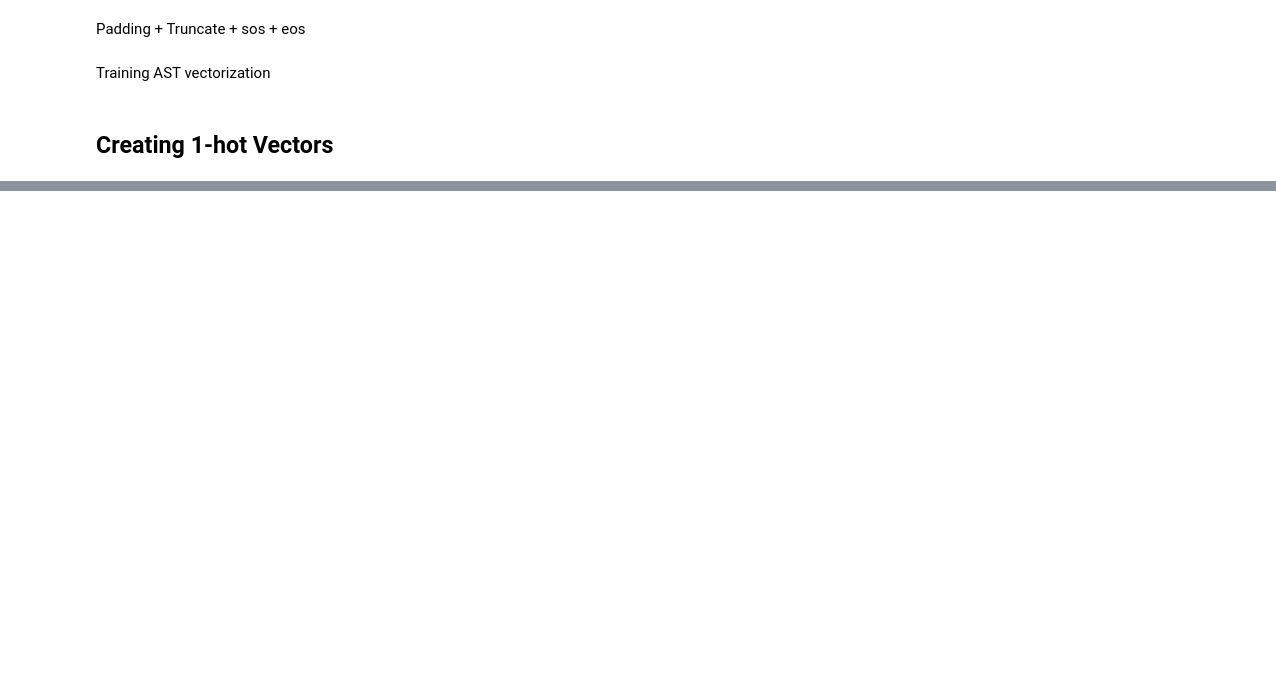
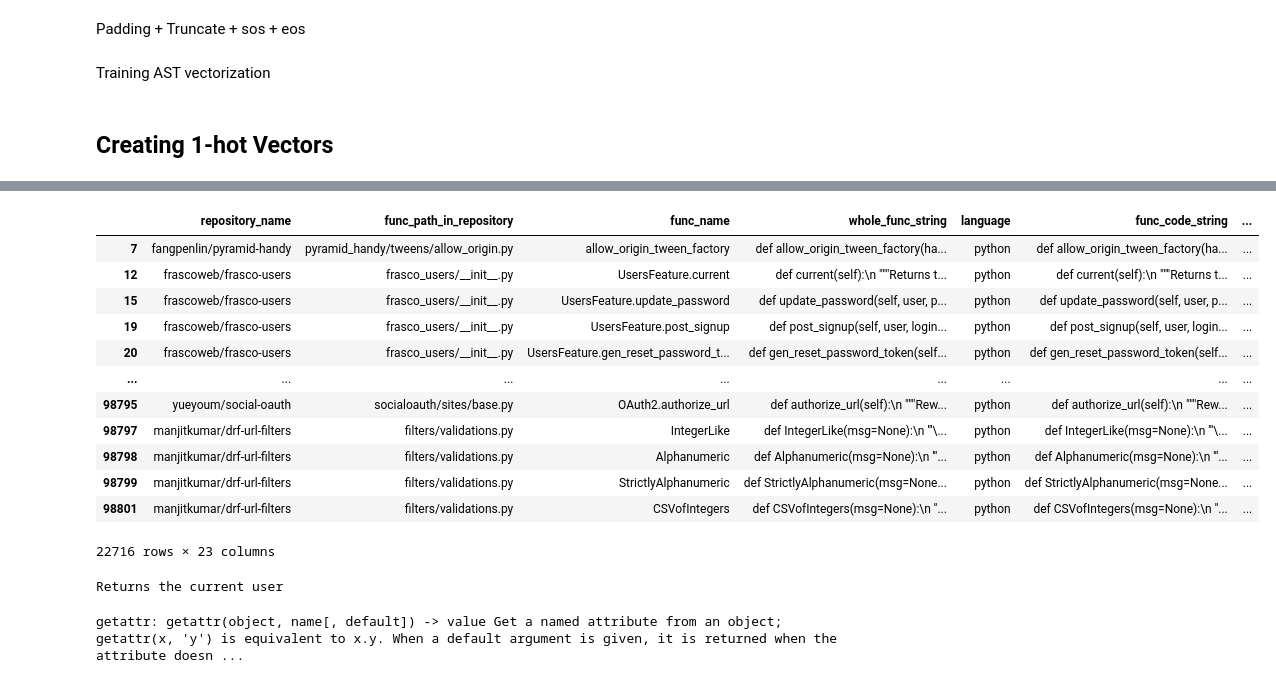
Before and after one commit to j1mk1m/code_comment_gen, a Jupyter notebook: project.ipynb, the cells around one changed output, grey strips where cells are left out. Saved outputs shown, nothing was run; the diff lists cells and outputs as text; code cells hidden in the pictures; blank space fills up the shorter version.

```diff
--- a/project.ipynb
+++ b/project.ipynb
@@ -322,0 +699,20 @@ Training AST vectorization
+# %%
+df_train[df_train['doc_strings'].str.contains('')]
+# %% [output]
+|  | repository_name | func_path_in_repository | func_name | whole_func_string | language | func_code_string | ... |
+| 7 | fangpenlin/pyramid-handy | pyramid_handy/tweens/allow_origin.py | allow_origin_tween_factory | def allow_origin_tween_factory(ha... | python | def allow_origin_tween_factory(ha... | ... |
+| 12 | frascoweb/frasco-users | frasco_users/__init__.py | UsersFeature.current | def current(self):\n """Returns t... | python | def current(self):\n """Returns t... | ... |
+| 15 | frascoweb/frasco-users | frasco_users/__init__.py | UsersFeature.update_password | def update_password(self, user, p... | python | def update_password(self, user, p... | ... |
+| 19 | frascoweb/frasco-users | frasco_users/__init__.py | UsersFeature.post_signup | def post_signup(self, user, login... | python | def post_signup(self, user, login... | ... |
+| 20 | frascoweb/frasco-users | frasco_users/__init__.py | UsersFeature.gen_reset_password_t... | def gen_reset_password_token(self... | python | def gen_reset_password_token(self... | ... |
+| ... | ... | ... | ... | ... | ... | ... | ... |
+| 98795 | yueyoum/social-oauth | socialoauth/sites/base.py | OAuth2.authorize_url | def authorize_url(self):\n """Rew... | python | def authorize_url(self):\n """Rew... | ... |
+| 98797 | manjitkumar/drf-url-filters | filters/validations.py | IntegerLike | def IntegerLike(msg=None):\n '''\... | python | def IntegerLike(msg=None):\n '''\... | ... |
+| 98798 | manjitkumar/drf-url-filters | filters/validations.py | Alphanumeric | def Alphanumeric(msg=None):\n '''... | python | def Alphanumeric(msg=None):\n '''... | ... |
+| 98799 | manjitkumar/drf-url-filters | filters/validations.py | StrictlyAlphanumeric | def StrictlyAlphanumeric(msg=None... | python | def StrictlyAlphanumeric(msg=None... | ... |
+| 98801 | manjitkumar/drf-url-filters | filters/validations.py | CSVofIntegers | def CSVofIntegers(msg=None):\n ''... | python | def CSVofIntegers(msg=None):\n ''... | ... |
+22716 rows × 23 columns
+# %%
+print(df_train.iloc[12]['func_documentation_string'])
+# %% [output]
+Returns the current user
@@ -322,0 +721,4 @@ Training AST vectorization
+# %%
+print(df_train.iloc[12]['doc_strings'])
+# %% [output]
+getattr: getattr(object, name[, default]) -> value Get a named attribute from an object; getattr(x, 'y') is equivalent to x.y. When a default argument is given, it is returned when the attribute doesn ...
```
Also changed, not shown: parts of 35 cells of this notebook, 1 other file.
